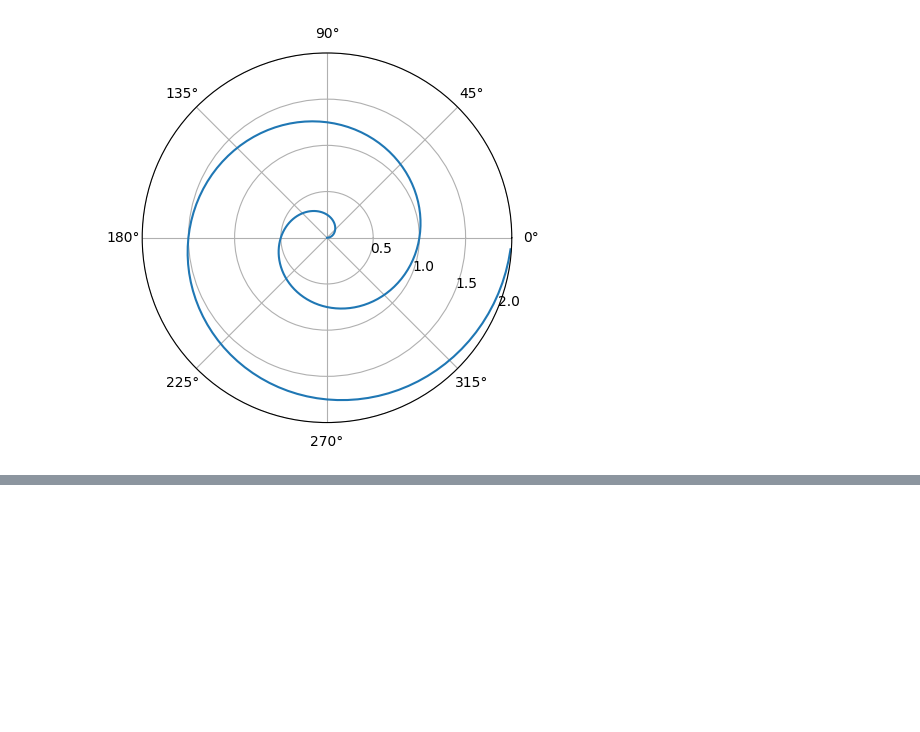
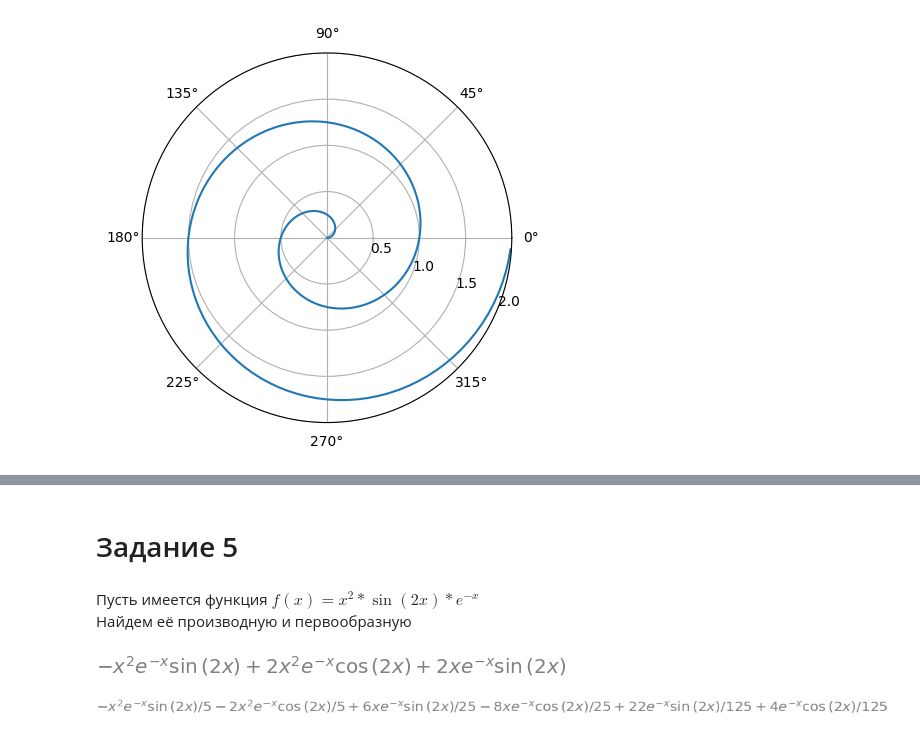
Before and after one commit to Sp1r14ual/nstu-python-practice, a Jupyter notebook: Lab 2.ipynb, the cells around one changed output, grey strips where cells are left out. Saved outputs shown, nothing was run; the diff lists cells and outputs as text; code cells hidden in the pictures; blank space fills up the shorter version.

```diff
--- a/Lab 2.ipynb
+++ b/Lab 2.ipynb
@@ -159,0 +160,2 @@ plt.show()
+# %% [markdown]
+# Задание 5
@@ -159,0 +165,19 @@ plt.show()
+# %%
+x, y = symbols('x y')
+#init_printing(use_unicode=True)
+# %% [markdown]
+Пусть имеется функция
+$f(x) = x^{2}*\sin{(2x)}*e^{-x}$<br>
+Найдем её производную и первообразную
+# %%
+f = x**2 * sin(2*x) * exp(-x)
+# %%
+df_dx = diff(f(x), x)
+df_dx
+# %% [output]
+[figure, added]
+# %%
+F = integrate(f(x), x)
+F
+# %% [output]
+[figure, added]
```
Also changed, not shown: parts of 16 cells of this notebook.
